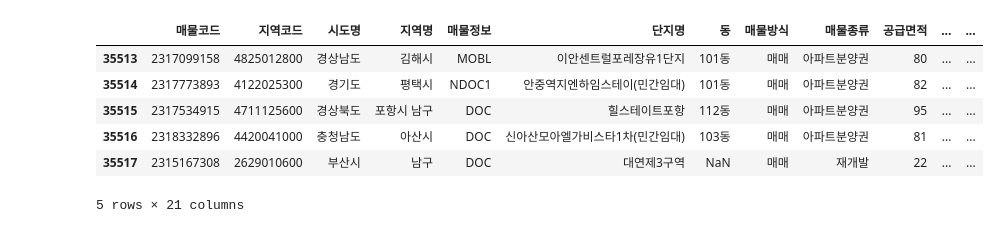
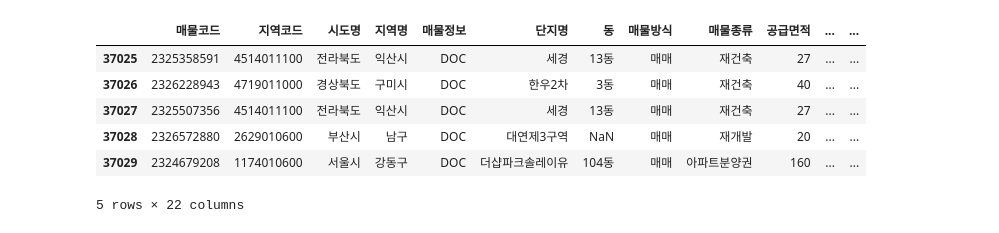
Before and after one commit to sizipusx/fundamental, a Jupyter notebook: jupyterlab/재개발재건축_db.ipynb, the cells around one changed output. Saved outputs shown, nothing was run; the diff lists cells and outputs as text; code cells hidden in the pictures.

```diff
--- a/jupyterlab/재개발재건축_db.ipynb
+++ b/jupyterlab/재개발재건축_db.ipynb
@@ -6,17 +6,17 @@ rcon = sqlite3.connect('C:/Users/sizip/fundamental/files/rebuild_house.db')
 # %%
-file_path = "C:/Users/sizip/OneDriveData/개인/data/부동산 기본 파일/매물시세/2023-04-30_재개발분양권_전체시세.xlsx"
+file_path = "C:/Users/user/OneDriveData/개인/data/부동산 기본 파일/매물시세/2023-06-25_재개발분양권_전체시세.xlsx"
 rebuild_dict = pd.ExcelFile(file_path)
 total_df =  rebuild_dict.parse("Sheet2", parse_dates=False) # dtype={'구분': str})
 sum_df =  rebuild_dict.parse("Sheet3", parse_dates=False) #, dtype={'구분': str})
 total_df.tail()
 # %% [output]
 |  | 매물코드 | 지역코드 | 시도명 | 지역명 | 매물정보 | 단지명 | 동 | 매물방식 | 매물종류 | 공급면적 | ... | ... |
-| 35513 | 2317099158 | 4825012800 | 경상남도 | 김해시 | MOBL | 이안센트럴포레장유1단지 | 101동 | 매매 | 아파트분양권 | 80 | ... | ... |
-| 35514 | 2317773893 | 4122025300 | 경기도 | 평택시 | NDOC1 | 안중역지엔하임스테이(민간임대) | 101동 | 매매 | 아파트분양권 | 82 | ... | ... |
-| 35515 | 2317534915 | 4711125600 | 경상북도 | 포항시 남구 | DOC | 힐스테이트포항 | 112동 | 매매 | 아파트분양권 | 95 | ... | ... |
-| 35516 | 2318332896 | 4420041000 | 충청남도 | 아산시 | DOC | 신아산모아엘가비스타1차(민간임대) | 103동 | 매매 | 아파트분양권 | 81 | ... | ... |
-| 35517 | 2315167308 | 2629010600 | 부산시 | 남구 | DOC | 대연제3구역 | NaN | 매매 | 재개발 | 22 | ... | ... |
+| 37025 | 2325358591 | 4514011100 | 전라북도 | 익산시 | DOC | 세경 | 13동 | 매매 | 재건축 | 27 | ... | ... |
+| 37026 | 2326228943 | 4719011000 | 경상북도 | 구미시 | DOC | 한우2차 | 3동 | 매매 | 재건축 | 40 | ... | ... |
+| 37027 | 2325507356 | 4514011100 | 전라북도 | 익산시 | DOC | 세경 | 13동 | 매매 | 재건축 | 27 | ... | ... |
+| 37028 | 2326572880 | 2629010600 | 부산시 | 남구 | DOC | 대연제3구역 | NaN | 매매 | 재개발 | 20 | ... | ... |
+| 37029 | 2324679208 | 1174010600 | 서울시 | 강동구 | DOC | 더샵파크솔레이유 | 104동 | 매매 | 아파트분양권 | 160 | ... | ... |
-5 rows × 21 columns
+5 rows × 22 columns
 # %%
 # import pandas as pd
 # df = pd.read_csv('/content/2022-09-18_재개발분양권_매물요약.csv')
```
Also changed, not shown: parts of 4 cells of this notebook, 1 other file.
